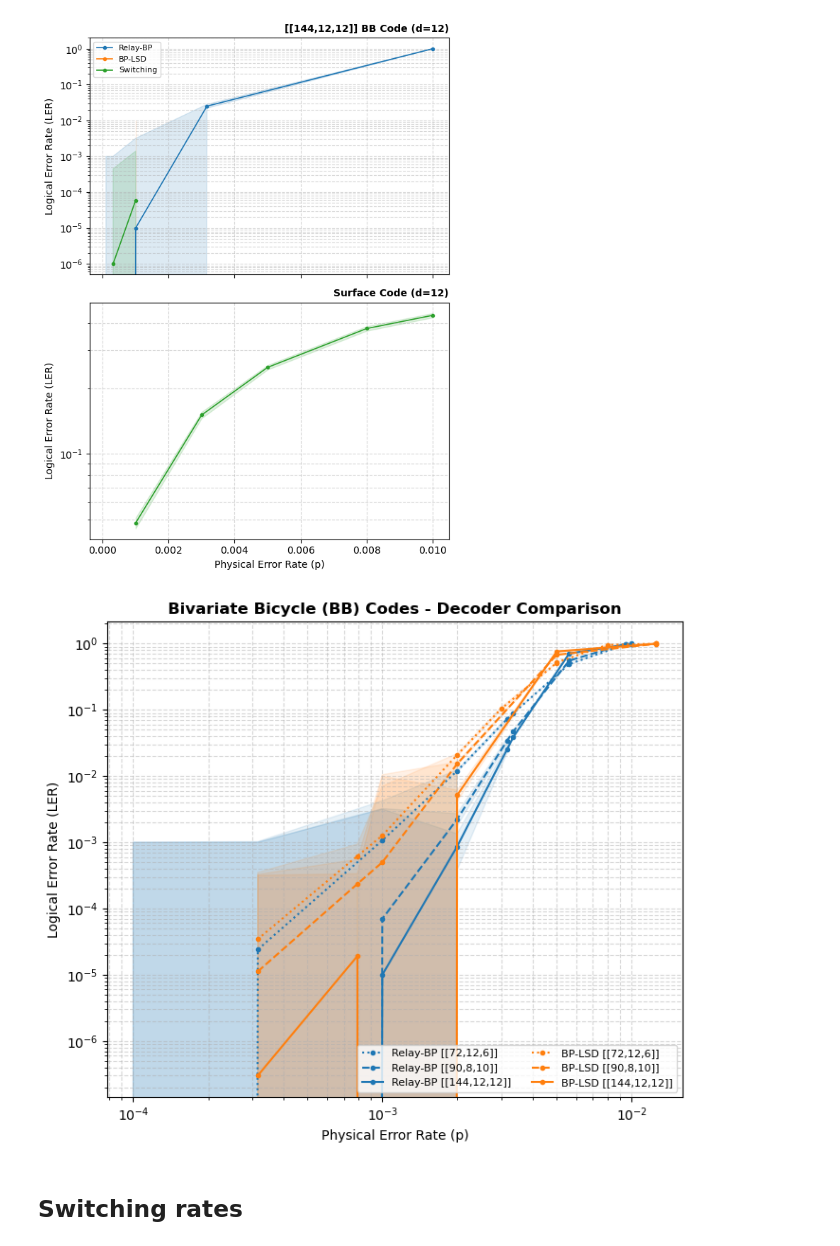
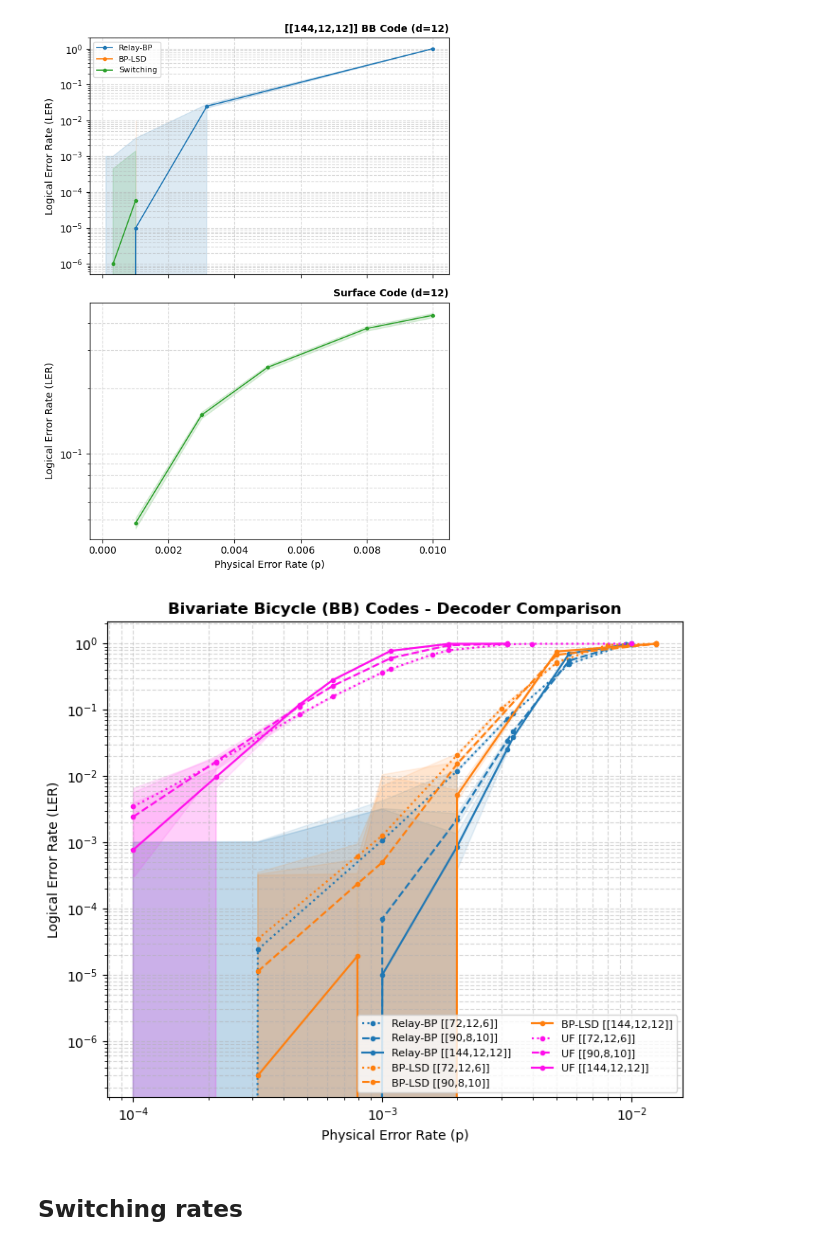
Before and after one commit to acatspirit/realtime_decoding_qldpc, a Jupyter notebook: notebooks/decoder_switching.ipynb, the cells around one changed output. Drawn from its saved outputs; the diff is of its cells as text; code cells hidden in the pictures.

```diff
--- a/notebooks/decoder_switching.ipynb
+++ b/notebooks/decoder_switching.ipynb
@@ -1705,6 +1705,7 @@ from matplotlib.ticker import ScalarFormatter
 files = {
     "/Users/ariannameinking/Documents/Brown_Research/realtime_decoding_qldpc/data/raw/relaybp.csv": {"label": "Relay-BP", "color": "#1f77b4"},
     "/Users/ariannameinking/Documents/Brown_Research/realtime_decoding_qldpc/data/raw/bplsd.csv": {"label": "BP-LSD", "color": "#ff7f0e"},
+    "/Users/ariannameinking/Documents/Brown_Research/realtime_decoding_qldpc/data/raw/uf.csv": {"label": "UF", "color": "#ff0eeb"}
     # "/Users/ariannameinking/Documents/Brown_Research/realtime_decoding_qldpc/data/raw/bplsd_relaybp.csv": {"label": "Switching", "color": "#2ca02c"}
 }
 
@@ -1767,34 +1768,34 @@ for filename, config in files.items():
 
     except FileNotFoundError:
         print(f"Warning: {filename} not found.")
 
     # ax.plot(agg_data['p'], agg_data['p'], label="LER = p", color="black", linestyle="--")
 
 # 4. Formatting
 for i, code in enumerate(code_types):
     ax = axes[i]
     ax.set_ylabel('Logical Error Rate (LER)')
     ax.set_title(f'Bivariate Bicycle (BB) Codes - Decoder Comparison', fontsize=12, fontweight='bold')
 
 
     ax.grid(True, which='both', linestyle='--', alpha=0.5)
 
     # Scientific notation for axes
     formatter = ScalarFormatter(useMathText=True)
     formatter.set_scientific(True)
     formatter.set_powerlimits((0, 0))
     ax.xaxis.set_major_formatter(formatter)
     ax.yaxis.set_major_formatter(formatter)
     ax.set_yscale('log')
     ax.set_xscale('log') # Usually better for LER vs p plots
 
 axes[-1].set_xlabel('Physical Error Rate (p)')
 axes[0].legend(loc='lower right', fontsize=8, frameon=True, ncol=2) # ncol=2 helps with many labels
 
 plt.tight_layout()
 plt.show()
 # %% [output]
-[figure, old version]
+[figure, new version]
 # %% [markdown]
 ## Switching rates
 # %%
```
Also changed, not shown: parts of 3 cells of this notebook, 3 other files.
